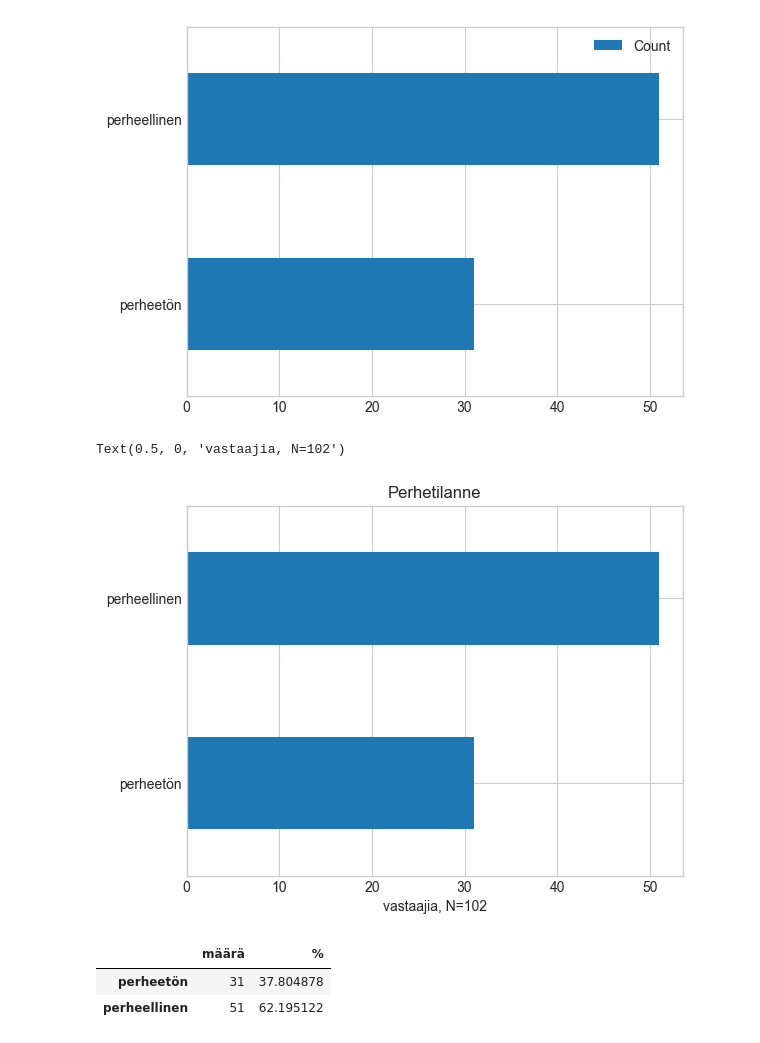
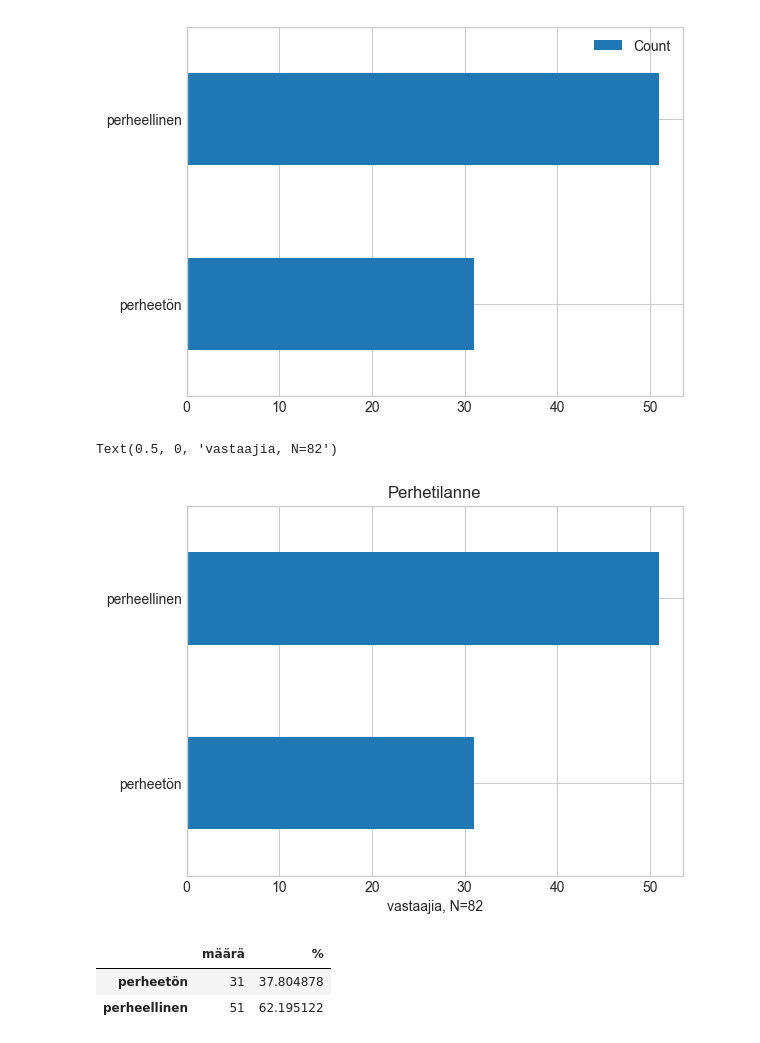
Before and after one commit to Hildura/Tiedonk-sittely-Pytjonilla-Ryhm-5, a Jupyter notebook: Projekti/Analyzing_WorkPlaceSatisfactionSurveyData.ipynb, the cells around one changed output. Saved outputs shown, nothing was run; the diff lists cells and outputs as text; code cells hidden in the pictures.

```diff
--- a/Projekti/Analyzing_WorkPlaceSatisfactionSurveyData.ipynb
+++ b/Projekti/Analyzing_WorkPlaceSatisfactionSurveyData.ipynb
@@ -195,12 +195,12 @@ df_family.plot.barh()
 # %%
 # TÄTÄ EI ILMEISESTI SAANUT KÄYTTÄÄ MUTTA KOKEILLAAN NYT KUITENKIN
 df_family.plot.barh(legend = False)
 
 plt.title('Perhetilanne')
-plt.xlabel('vastaajia, N=102')
+plt.xlabel('vastaajia, N=82')
 # %% [output]
-Text(0.5, 0, 'vastaajia, N=102')
+Text(0.5, 0, 'vastaajia, N=82')
-[figure, old version]
+[figure, new version]
 # %%
 # perhestatus prosentteina
 
```
Also changed, not shown: parts of 18 cells of this notebook.
